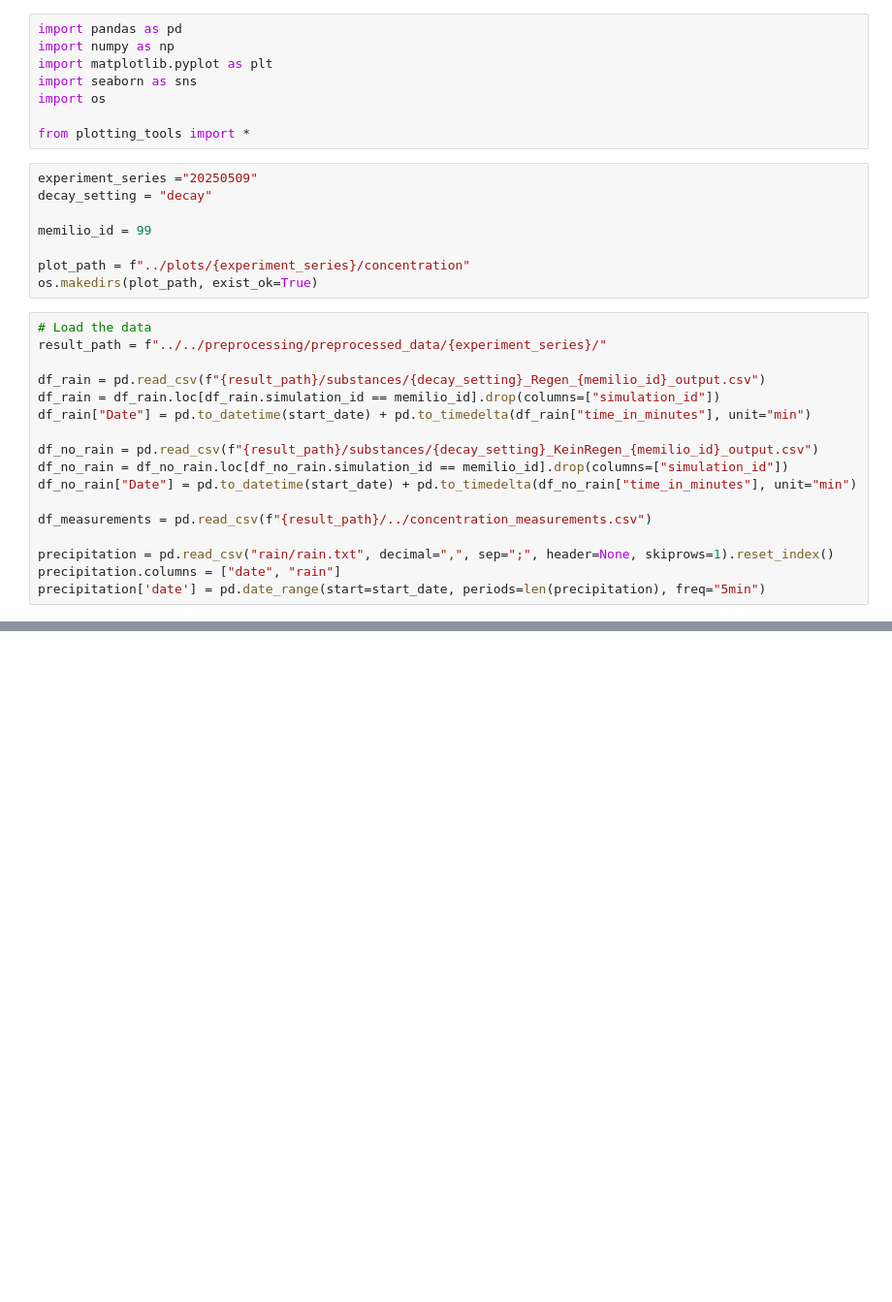
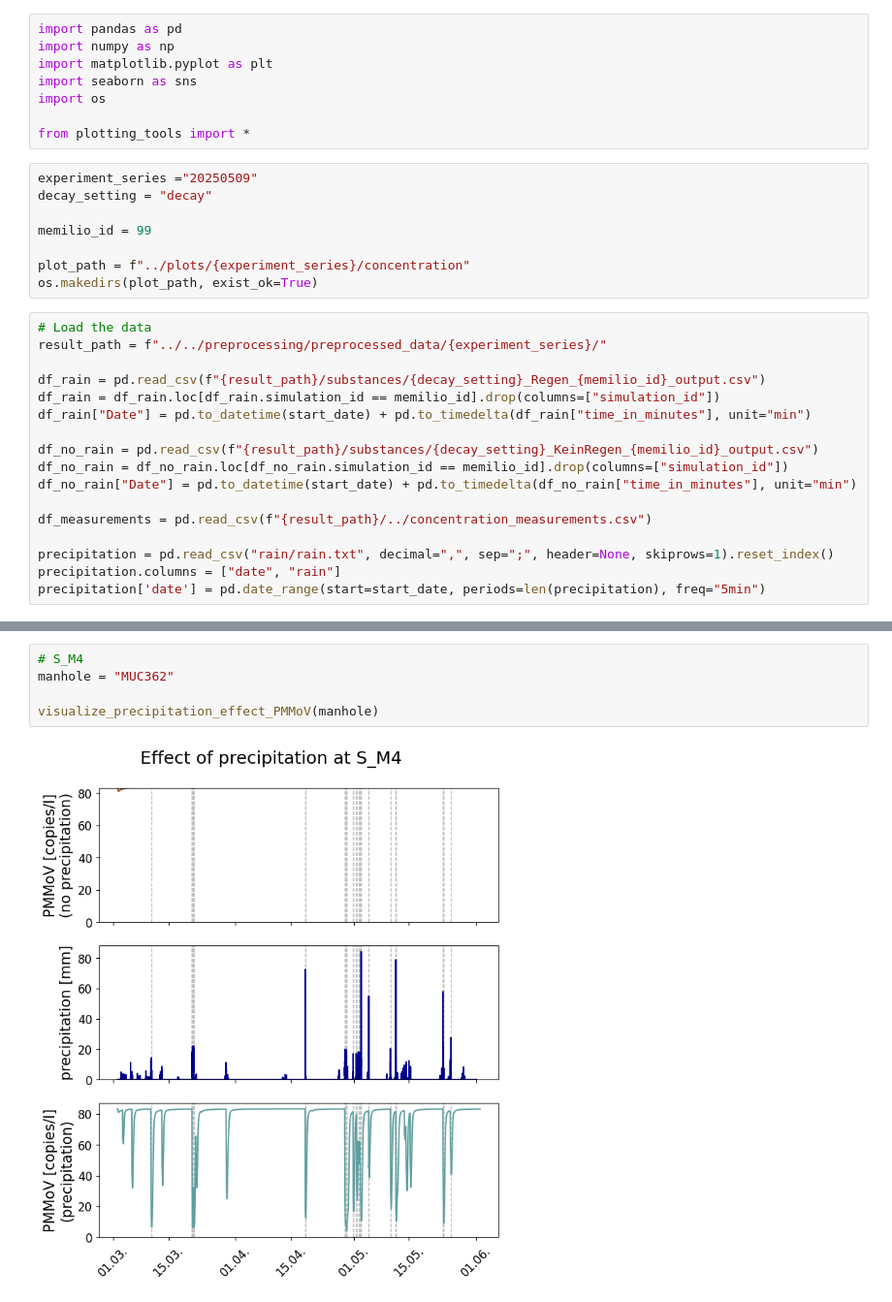
Before and after one commit to schminin/INSIDeMunich, a Jupyter notebook: analysis/scripts/precipitation_along_concentration.ipynb, the cells around one changed output, grey strips where cells are left out. Shown: that part at 97% size. Saved outputs shown, nothing was run; the diff lists cells and outputs as text; blank space fills up the shorter version.

```diff
--- a/analysis/scripts/precipitation_along_concentration.ipynb
+++ b/analysis/scripts/precipitation_along_concentration.ipynb
@@ -82,0 +134,7 @@ visualize_precipitation_effect(manhole)
+# %%
+# S_M4
+manhole = "MUC362"
+
+visualize_precipitation_effect_PMMoV(manhole)
+# %% [output]
+[figure, added]
```
Also changed, not shown: parts of 6 cells of this notebook.
